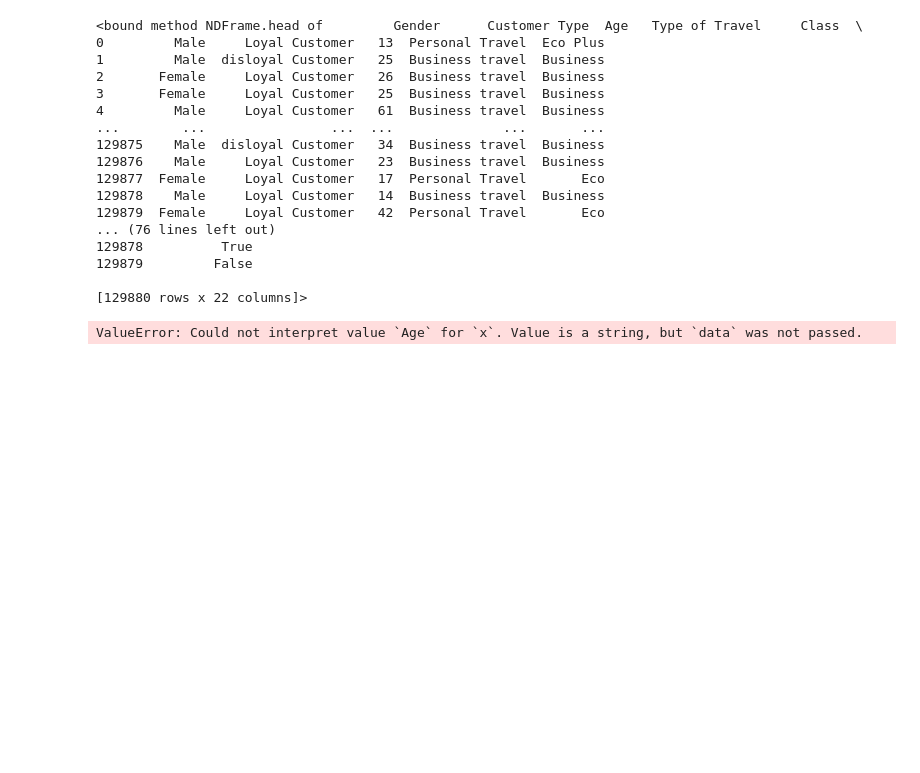
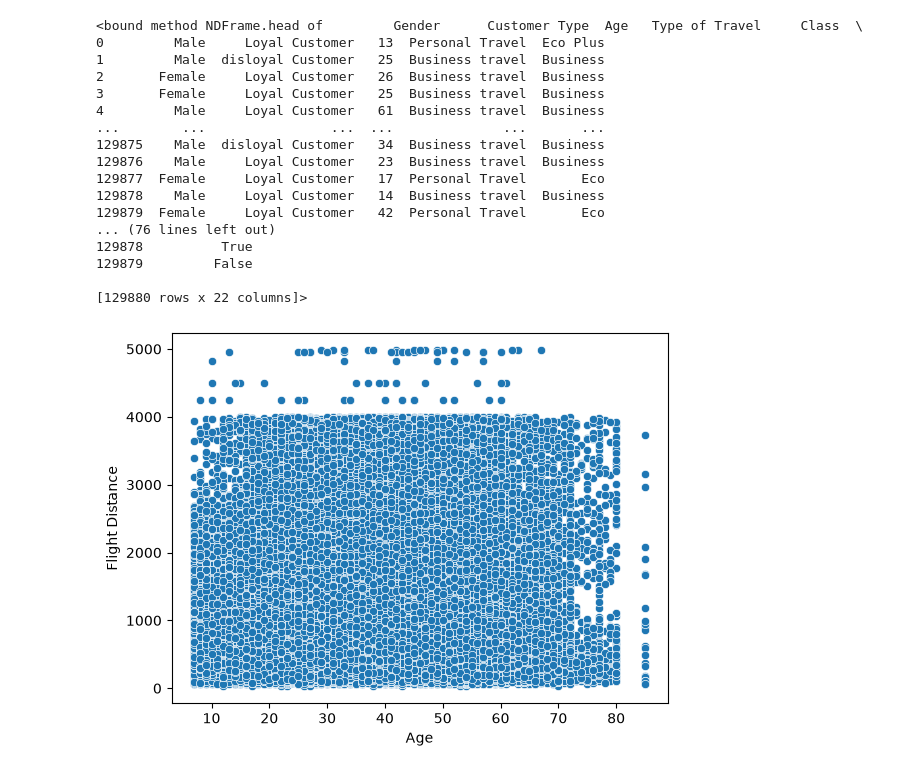
Before and after one commit to iamfaizan-1/Python, a Jupyter notebook: Datascience class1/class 2/lab 2.ipynb, the cells around one changed output. Drawn from its saved outputs; the diff is of its cells as text; code cells hidden in the pictures; blank space fills up the shorter version.

```diff
--- a/Datascience class1/class 2/lab 2.ipynb
+++ b/Datascience class1/class 2/lab 2.ipynb
@@ -31,7 +31,7 @@ print(df.tail)
 sns.histplot(df["Age"], kde = True)
 plt.show()
 # %%
-sns.scatterplot(x="Age")
+sns.scatterplot(data=df, x="Age", y="Flight Distance")
 plt.show()
 # %% [output]
-ValueError: Could not interpret value `Age` for `x`. Value is a string, but `data` was not passed.
+[figure, added]
```
